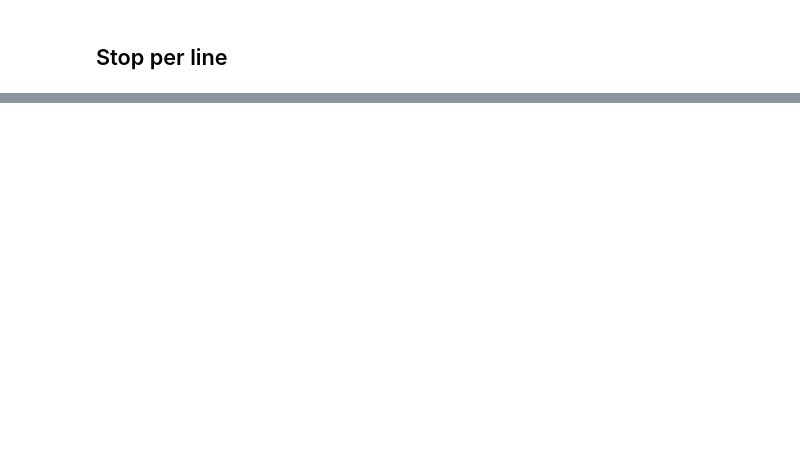
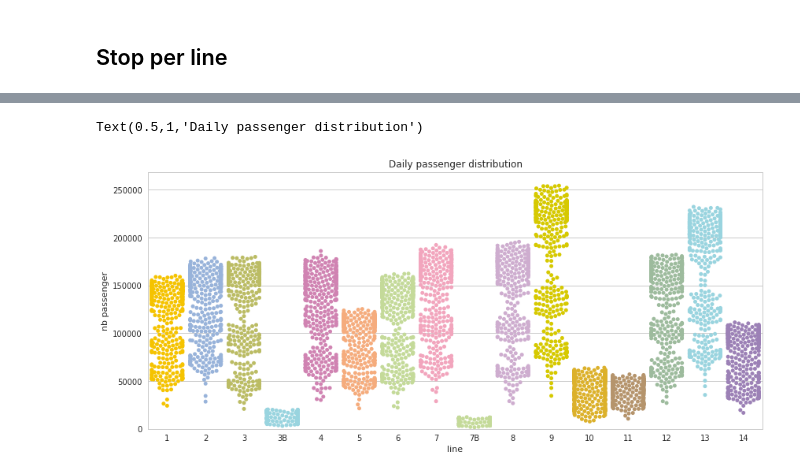
Before and after one commit to KhalidCK/metro-paris, a Jupyter notebook: notebooks/02 - Explore STIF nb validation dataset.ipynb, the cells around one changed output, grey strips where cells are left out. Drawn from its saved outputs; the diff is of its cells as text; code cells hidden in the pictures; blank space fills up the shorter version.

```diff
--- a/notebooks/02 - Explore STIF nb validation dataset.ipynb
+++ b/notebooks/02 - Explore STIF nb validation dataset.ipynb
@@ -164,0 +171,39 @@ df.stop = df['stop'].apply(lambda x :x.lower())
+# %%
+order = ['1', '2', '3','3B', '4', '5', '6', '7','7B', '8', '9', '10', '11', '12', '13', '14']
+mcolor = {'1': 'F5C300',
+  '10': 'DCB12B',
+  '11': 'B5946C',
+  '12': '9DBB9D',
+  '13': '99D4DF',
+  '14': '9C81B6',
+  '2': '98B3DA',
+  '3': 'BBBC64',
+  '3B': '99D4DF',
+  '4': 'D083B2',
+  '5': 'F5AC7D',
+  '6': 'C4DA99',
+  '7': 'F2A5BD',
+  '7B': 'C4DA99',
+  '8': 'CEADCF',
+  '9': 'D6C900'}
+colors = ['#'+mcolor[k] for k in order]
+# %%
+from tools.cli import map_jour_fr
+plt.rcParams["figure.figsize"] = (14,6)
+
+palette = sns.color_palette(colors)
+line_day = (dataset.groupby(['date','line','profile'])
+            .sum()['traffic_line']
+            .reset_index()
+            .replace({'profile':map_jour_fr})
+           .rename(columns={'traffic_line':'nb passenger'}))
+ax=sns.swarmplot(data=line_day,
+              order=order,
+              palette=palette,
+            x='line',
+            y='nb passenger')
+ax.axis(ymin=0)
+ax.set_title('Daily passenger distribution')
+# %% [output]
+Text(0.5,1,'Daily passenger distribution')
+[figure, added]
```
Also changed, not shown: parts of 35 cells of this notebook, 1 other file.
